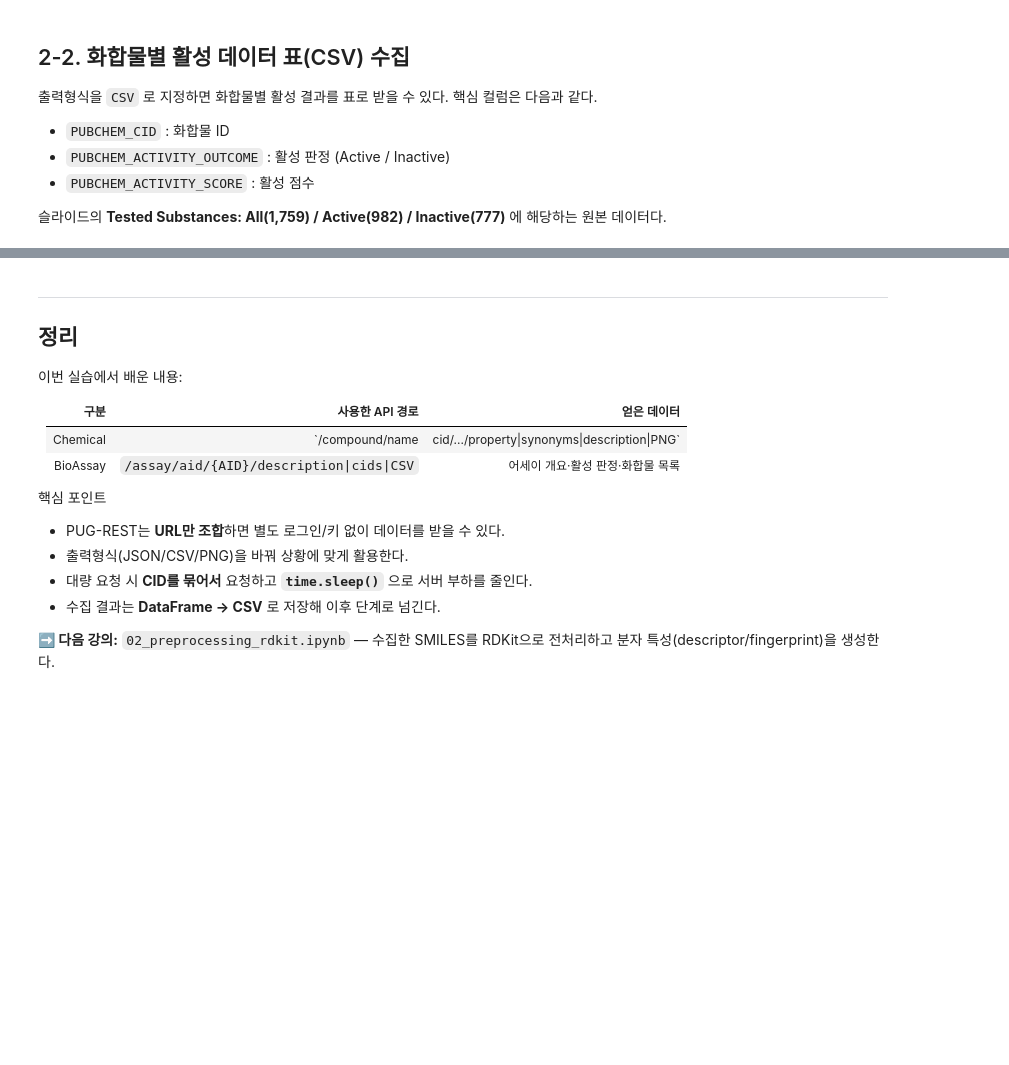
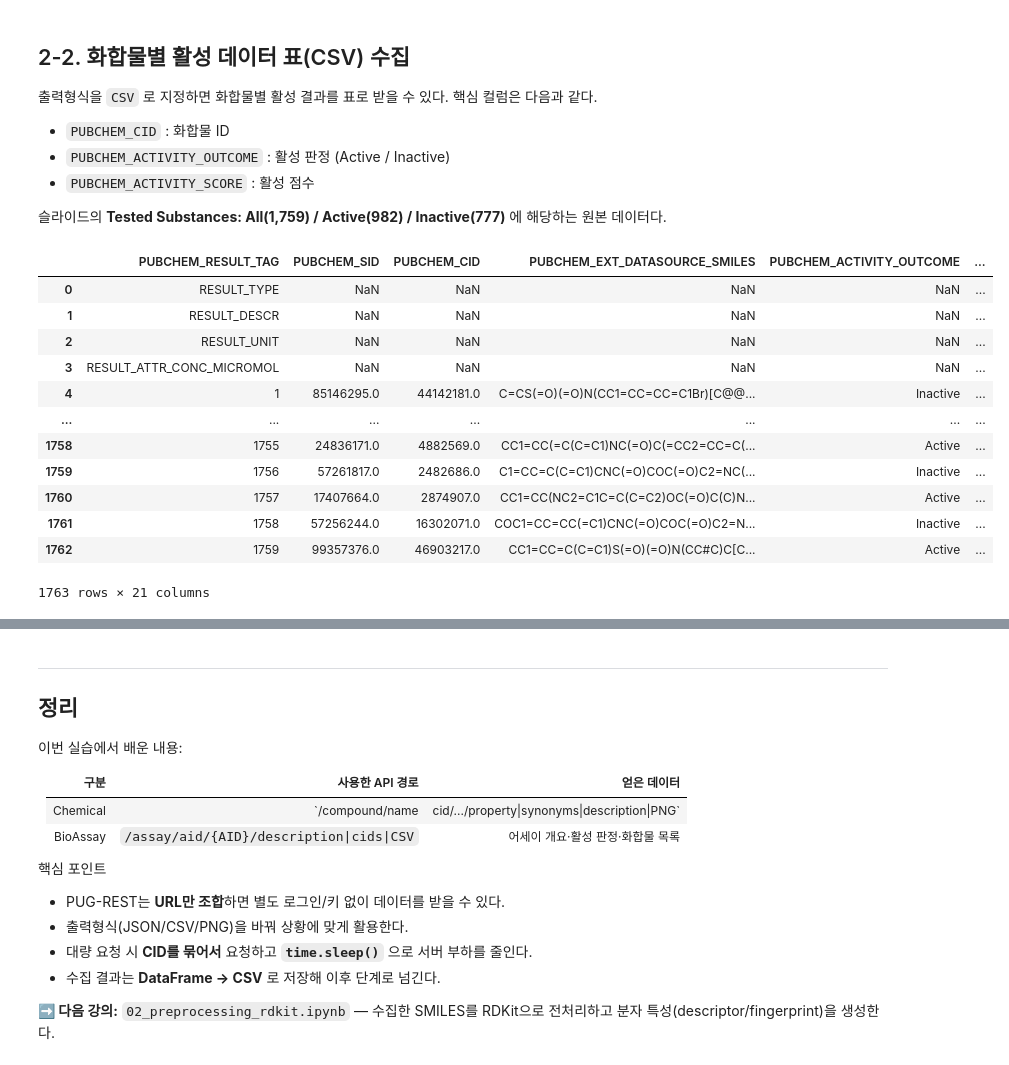
Before and after one commit to SeyongChoi/20260716_Lecture, a Jupyter notebook: 01_data_collection.ipynb, the cells around one changed output, grey strips where cells are left out. Cells and saved outputs as stored; diff of their text form; code cells hidden in the pictures; blank space fills up the shorter version.

Commit message:
data collection 완료

```diff
--- a/01_data_collection.ipynb
+++ b/01_data_collection.ipynb
@@ -233,14 +267,38 @@ for line in assay.get('description', [])[:5]:
 슬라이드의 **Tested Substances: All(1,759) / Active(982) / Inactive(777)** 에 해당하는
 원본 데이터다.
 # %%
-# aid → 활성 데이터 표 : /assay/aid/{AID}/CSV
-url = f'{BASE}/assay/aid/{AID}/CSV'
-print('요청 URL:', url)
+from io import StringIO
+# PUG-REST 서비스의 기본 주소(base URL). 이후 모든 요청은 이 주소 뒤에 경로를 붙여 만든다.
+# 'https://pubchem.ncbi.nlm.nih.gov/rest/pug'
+# 실습 대상 BioAssay ID (HIF-2a 저해제)
+# AID = 651580
 
-res = requests.get(url)
-res.raise_for_status()
+# REST의 규칙에 따라 특정 BioAssay(aid = 651580)에 대해서 'AID' 으로 'description'를 조회하는 url 주소
+# aid → description : 기본주소/assay/aid/{AID}/description/JSON
+url = 'https://pubchem.ncbi.nlm.nih.gov/rest/pug/assay/aid/651580/CSV'
 
-# 응답 본문(CSV 문자열)을 pandas DataFrame으로 변환
-df_assay = pd.read_csv(StringIO(res.text))
-print('데이터 크기(행, 열):', df_assay.shape)
-df_assay.head()
+# url 주소에 대해서 GET 요청 전송
+response = requests.get(url, verify=False)
+
+# 요청에 대한 응답(CSV)을 pandas 표(DataFrame)로 바로 받아오기
+data = StringIO(response.text)
+data = pd.read_csv(data)
+display(data)
+
+
+# data = pd.read_csv(url)
+# data
+# %% [output]
+|  | PUBCHEM_RESULT_TAG | PUBCHEM_SID | PUBCHEM_CID | PUBCHEM_EXT_DATASOURCE_SMILES | PUBCHEM_ACTIVITY_OUTCOME | ... |
+| 0 | RESULT_TYPE | NaN | NaN | NaN | NaN | ... |
+| 1 | RESULT_DESCR | NaN | NaN | NaN | NaN | ... |
+| 2 | RESULT_UNIT | NaN | NaN | NaN | NaN | ... |
+| 3 | RESULT_ATTR_CONC_MICROMOL | NaN | NaN | NaN | NaN | ... |
+| 4 | 1 | 85146295.0 | 44142181.0 | C=CS(=O)(=O)N(CC1=CC=CC=C1Br)[C@@... | Inactive | ... |
+| ... | ... | ... | ... | ... | ... | ... |
+| 1758 | 1755 | 24836171.0 | 4882569.0 | CC1=CC(=C(C=C1)NC(=O)C(=CC2=CC=C(... | Active | ... |
+| 1759 | 1756 | 57261817.0 | 2482686.0 | C1=CC=C(C=C1)CNC(=O)COC(=O)C2=NC(... | Inactive | ... |
+| 1760 | 1757 | 17407664.0 | 2874907.0 | CC1=CC(NC2=C1C=C(C=C2)OC(=O)C(C)N... | Active | ... |
+| 1761 | 1758 | 57256244.0 | 16302071.0 | COC1=CC=CC(=C1)CNC(=O)COC(=O)C2=N... | Inactive | ... |
+| 1762 | 1759 | 99357376.0 | 46903217.0 | CC1=CC=C(C=C1)S(=O)(=O)N(CC#C)C[C... | Active | ... |
+1763 rows × 21 columns
```
Also changed, not shown: parts of 32 cells of this notebook.
